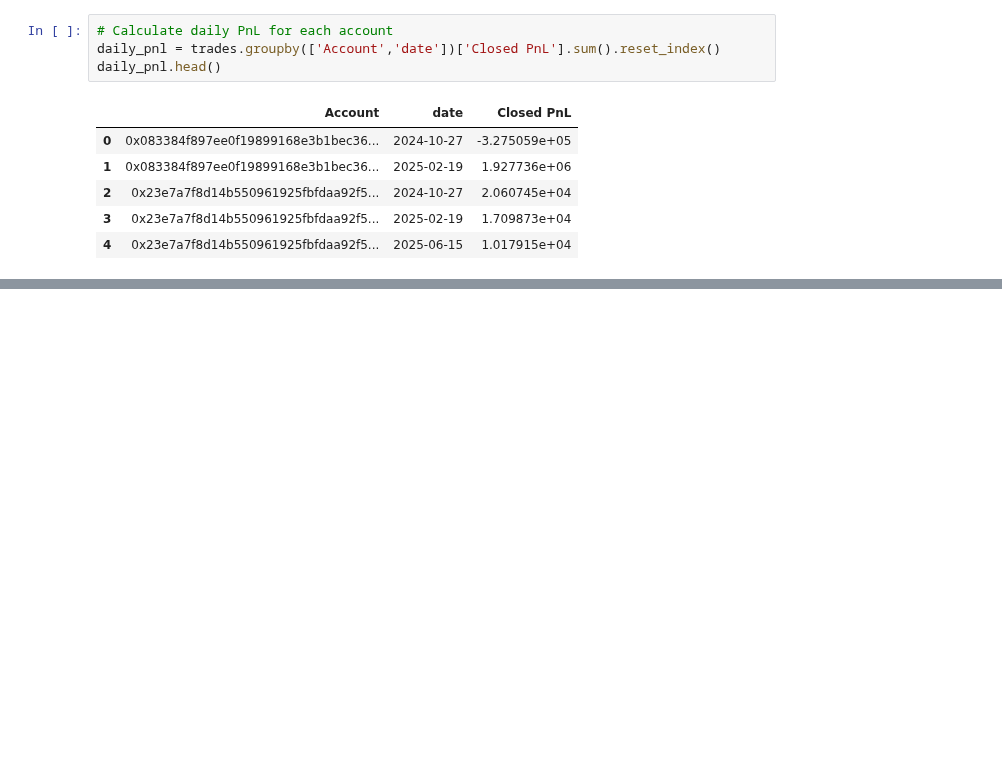
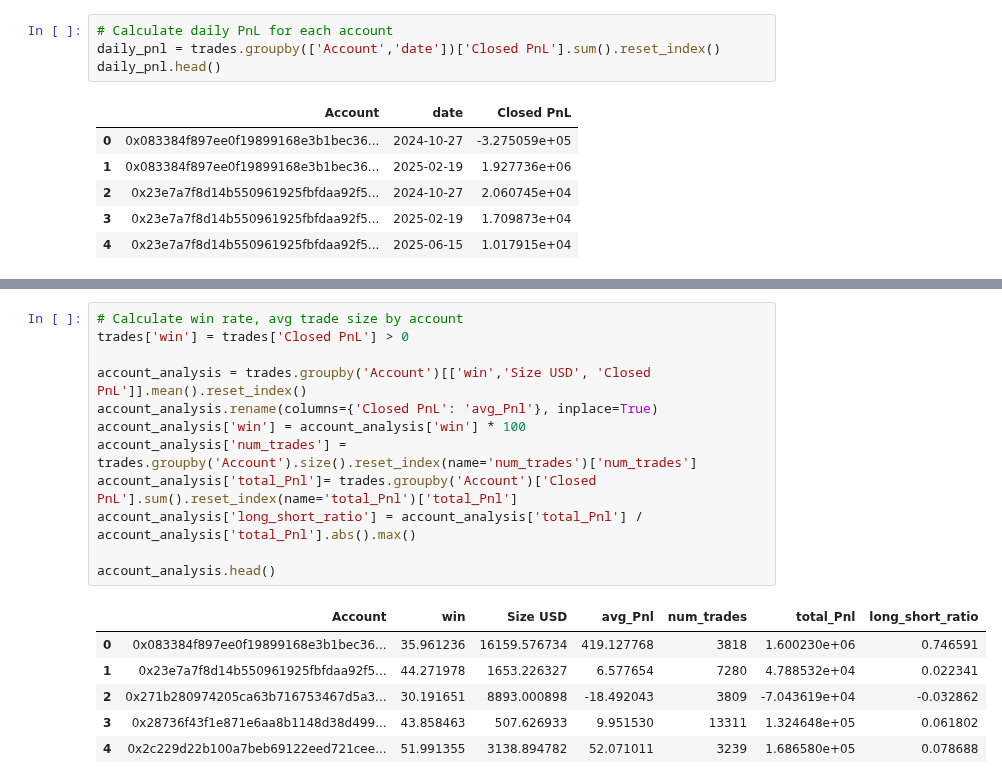
Before and after one commit to aimansana/Trader-Performance-vs-Market-Sentiment, a Jupyter notebook: test.ipynb, the cells around one changed output, grey strips where cells are left out. Saved outputs shown, nothing was run; the diff lists cells and outputs as text; blank space fills up the shorter version.

```diff
--- a/test.ipynb
+++ b/test.ipynb
@@ -131 +134,20 @@ win_rate[['Account','win_rate']].head()
+# %%
+# Calculate win rate, avg trade size by account
+trades['win'] = trades['Closed PnL'] > 0
+
+account_analysis = trades.groupby('Account')[['win','Size USD', 'Closed PnL']].mean().reset_index()
+account_analysis.rename(columns={'Closed PnL': 'avg_Pnl'}, inplace=True)
+account_analysis['win'] = account_analysis['win'] * 100
+account_analysis['num_trades'] = trades.groupby('Account').size().reset_index(name='num_trades')['num_trades']
+account_analysis['total_Pnl']= trades.groupby('Account')['Closed PnL'].sum().reset_index(name='total_Pnl')['total_Pnl']
+account_analysis['long_short_ratio'] = account_analysis['total_Pnl'] / account_analysis['total_Pnl'].abs().max()
+
+account_analysis.head()
+# %% [output]
+|  | Account | win | Size USD | avg_Pnl | num_trades | total_Pnl | long_short_ratio |
+| 0 | 0x083384f897ee0f19899168e3b1bec36... | 35.961236 | 16159.576734 | 419.127768 | 3818 | 1.600230e+06 | 0.746591 |
+| 1 | 0x23e7a7f8d14b550961925fbfdaa92f5... | 44.271978 | 1653.226327 | 6.577654 | 7280 | 4.788532e+04 | 0.022341 |
+| 2 | 0x271b280974205ca63b716753467d5a3... | 30.191651 | 8893.000898 | -18.492043 | 3809 | -7.043619e+04 | -0.032862 |
+| 3 | 0x28736f43f1e871e6aa8b1148d38d499... | 43.858463 | 507.626933 | 9.951530 | 13311 | 1.324648e+05 | 0.061802 |
+| 4 | 0x2c229d22b100a7beb69122eed721cee... | 51.991355 | 3138.894782 | 52.071011 | 3239 | 1.686580e+05 | 0.078688 |
 # %%
```
Also changed, not shown: parts of 11 cells of this notebook.
